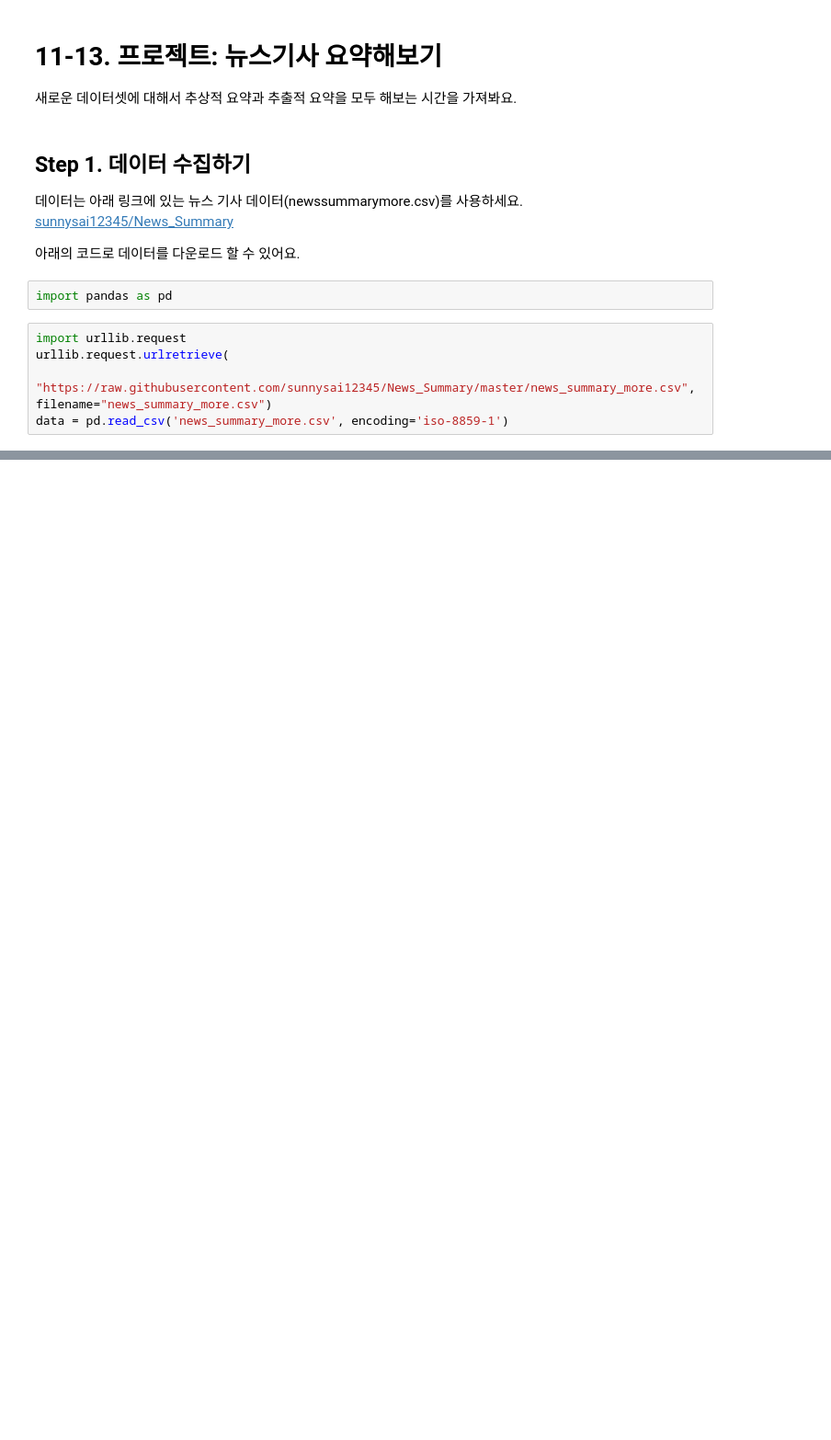
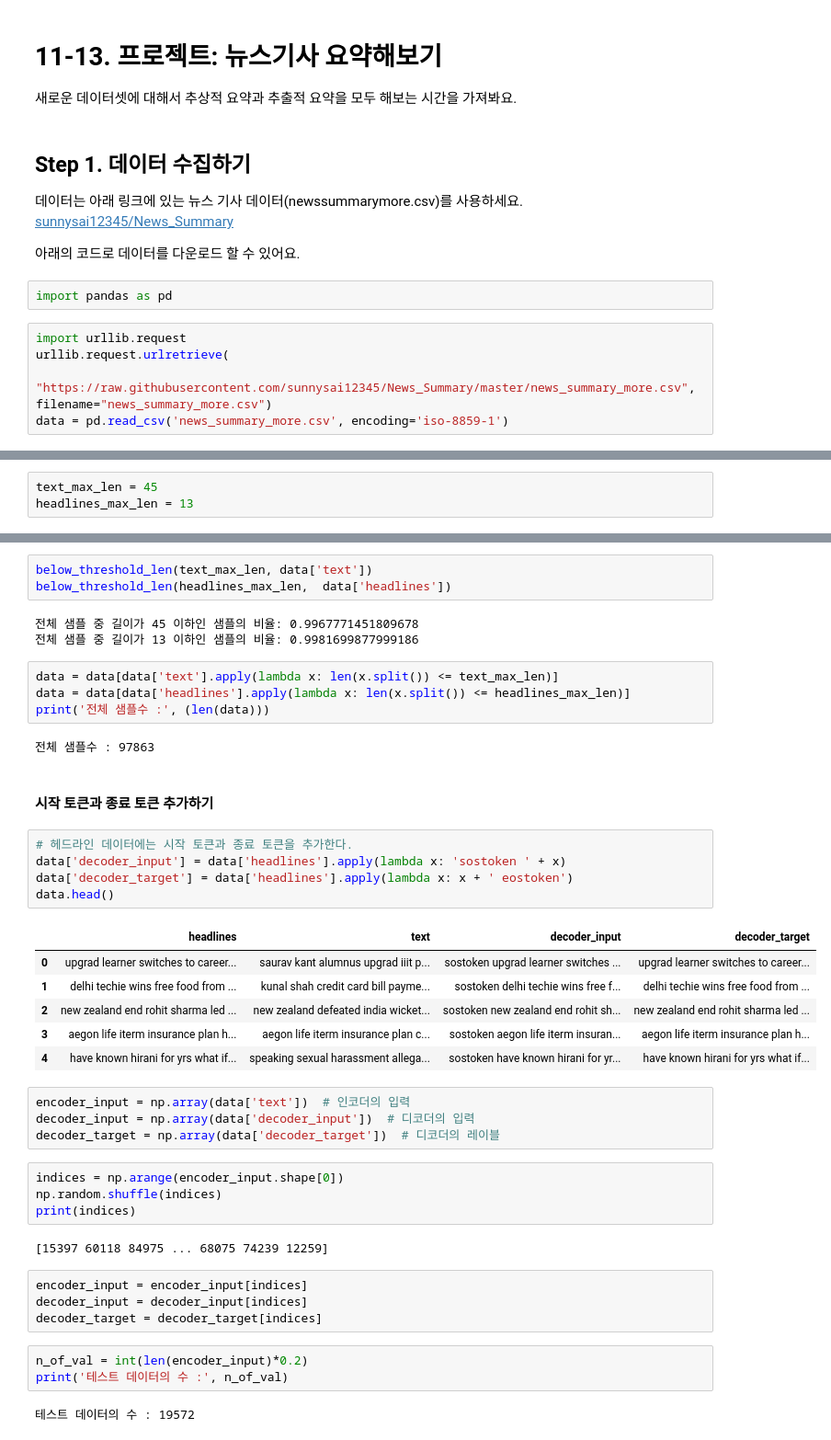
Before and after one commit to mochafreddo/aiffel, a Jupyter notebook: [E-11]Summarize news articles.ipynb, the cells around one changed output, grey strips where cells are left out. Shown at 92% size. Saved outputs shown, nothing was run; the diff lists cells and outputs as text; blank space fills up the shorter version.

```diff
--- a/[E-11]Summarize news articles.ipynb
+++ b/[E-11]Summarize news articles.ipynb
@@ -32,0 +208,3 @@ data.sample(10)
+# %%
+text_max_len = 45
+headlines_max_len = 13
@@ -32,0 +219,45 @@ data.sample(10)
+# %%
+below_threshold_len(text_max_len, data['text'])
+below_threshold_len(headlines_max_len,  data['headlines'])
+# %% [output]
+전체 샘플 중 길이가 45 이하인 샘플의 비율: 0.9967771451809678
+전체 샘플 중 길이가 13 이하인 샘플의 비율: 0.9981699877999186
+# %%
+data = data[data['text'].apply(lambda x: len(x.split()) <= text_max_len)]
+data = data[data['headlines'].apply(lambda x: len(x.split()) <= headlines_max_len)]
+print('전체 샘플수 :', (len(data)))
+# %% [output]
+전체 샘플수 : 97863
+# %% [markdown]
+#### 시작 토큰과 종료 토큰 추가하기
+# %%
+# 헤드라인 데이터에는 시작 토큰과 종료 토큰을 추가한다.
+data['decoder_input'] = data['headlines'].apply(lambda x: 'sostoken ' + x)
+data['decoder_target'] = data['headlines'].apply(lambda x: x + ' eostoken')
+data.head()
+# %% [output]
+|  | headlines | text | decoder_input | decoder_target |
+| 0 | upgrad learner switches to career... | saurav kant alumnus upgrad iiit p... | sostoken upgrad learner switches ... | upgrad learner switches to career... |
+| 1 | delhi techie wins free food from ... | kunal shah credit card bill payme... | sostoken delhi techie wins free f... | delhi techie wins free food from ... |
+| 2 | new zealand end rohit sharma led ... | new zealand defeated india wicket... | sostoken new zealand end rohit sh... | new zealand end rohit sharma led ... |
+| 3 | aegon life iterm insurance plan h... | aegon life iterm insurance plan c... | sostoken aegon life iterm insuran... | aegon life iterm insurance plan h... |
+| 4 | have known hirani for yrs what if... | speaking sexual harassment allega... | sostoken have known hirani for yr... | have known hirani for yrs what if... |
+# %%
+encoder_input = np.array(data['text'])  # 인코더의 입력
+decoder_input = np.array(data['decoder_input'])  # 디코더의 입력
+decoder_target = np.array(data['decoder_target'])  # 디코더의 레이블
+# %%
+indices = np.arange(encoder_input.shape[0])
+np.random.shuffle(indices)
+print(indices)
+# %% [output]
+[15397 60118 84975 ... 68075 74239 12259]
+# %%
+encoder_input = encoder_input[indices]
+decoder_input = decoder_input[indices]
+decoder_target = decoder_target[indices]
+# %%
+n_of_val = int(len(encoder_input)*0.2)
+print('테스트 데이터의 수 :', n_of_val)
+# %% [output]
+테스트 데이터의 수 : 19572
```
Also changed, not shown: parts of 61 cells of this notebook.
